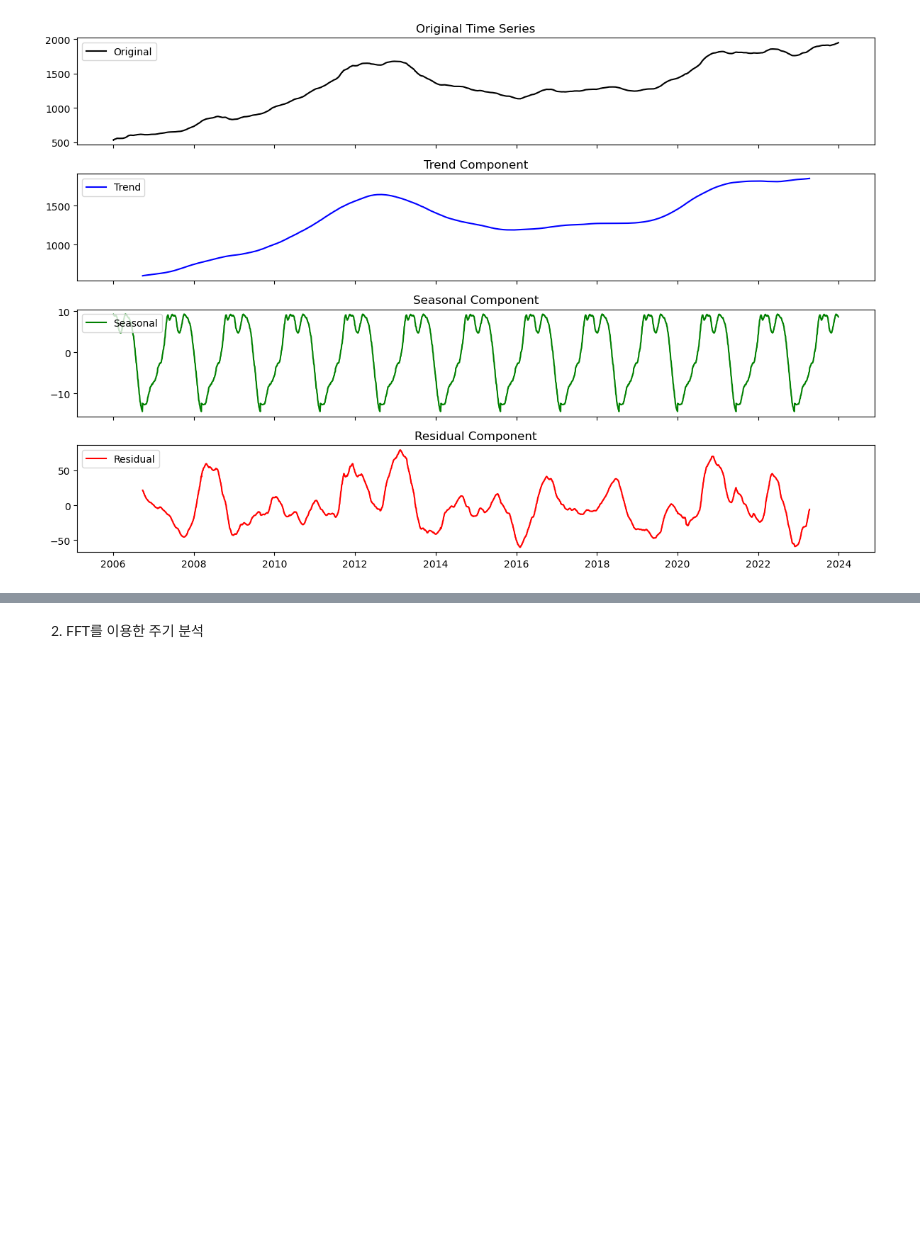
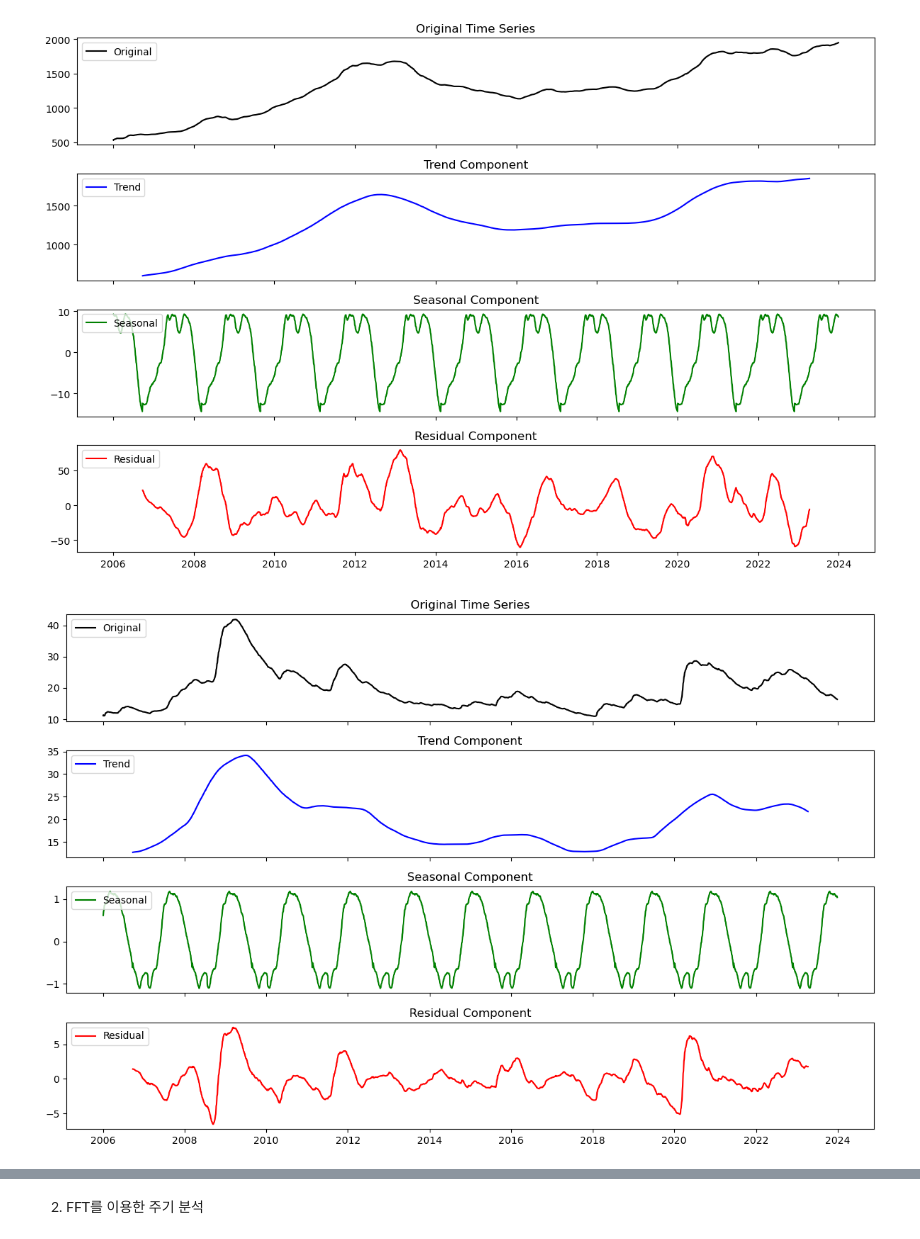
Before and after one commit to iinmv2486/Machine-Learning-for-Algorithmic-Trading-Second-Edition, a Jupyter notebook: 추가_자료/Development_of_a_Stock_Volatility_Detection_Model_Using_Artificial_Intelligence/4.Time_Series_Decomposition.ipynb, the cells around one changed output, grey strips where cells are left out. Cells and saved outputs as stored; diff of their text form; code cells hidden in the pictures; blank space fills up the shorter version.

```diff
--- a/추가_자료/Development_of_a_Stock_Volatility_Detection_Model_Using_Artificial_Intelligence/4.Time_Series_Decomposition.ipynb
+++ b/추가_자료/Development_of_a_Stock_Volatility_Detection_Model_Using_Artificial_Intelligence/4.Time_Series_Decomposition.ipynb
@@ -109,3 +112,49 @@ plt.tight_layout()
 plt.show()
 # %% [output]
 [figure]
+# %%
+import pandas as pd
+import matplotlib.pyplot as plt
+from statsmodels.tsa.seasonal import seasonal_decompose
+
+# 데이터 불러오기
+df = pd.read_csv('./Kalman_filtered_data/k_filtered_VIX.csv', parse_dates=['Date'], index_col='Date')
+
+# # Price 칼럼 확인
+# df = df[['Price']].dropna()  # 결측치 제거
+
+# 시계열 분해 수행 (모델 선택: additive 또는 multiplicative)
+decomposition = seasonal_decompose(df['Price'], model='additive', period=365)
+
+# 분해된 요소 추출
+original = decomposition.observed
+trend = decomposition.trend
+seasonal = decomposition.seasonal
+residual = decomposition.resid
+
+#residaul 데이터 저장
+residual.to_csv('./residual_data/VIX_residual.csv')
+
+# 그래프 출력
+fig, axes = plt.subplots(4, 1, figsize=(12, 8), sharex=True)
+
+axes[0].plot(original, label='Original', color='black')
+axes[0].legend(loc='upper left')
+axes[0].set_title('Original Time Series')
+
+axes[1].plot(trend, label='Trend', color='blue')
+axes[1].legend(loc='upper left')
+axes[1].set_title('Trend Component')
+
+axes[2].plot(seasonal, label='Seasonal', color='green')
+axes[2].legend(loc='upper left')
+axes[2].set_title('Seasonal Component')
+
+axes[3].plot(residual, label='Residual', color='red')
+axes[3].legend(loc='upper left')
+axes[3].set_title('Residual Component')
+
+plt.tight_layout()
+plt.show()
+# %% [output]
+[figure, added]
```
Also changed, not shown: parts of 8 cells of this notebook, 20 other files.
